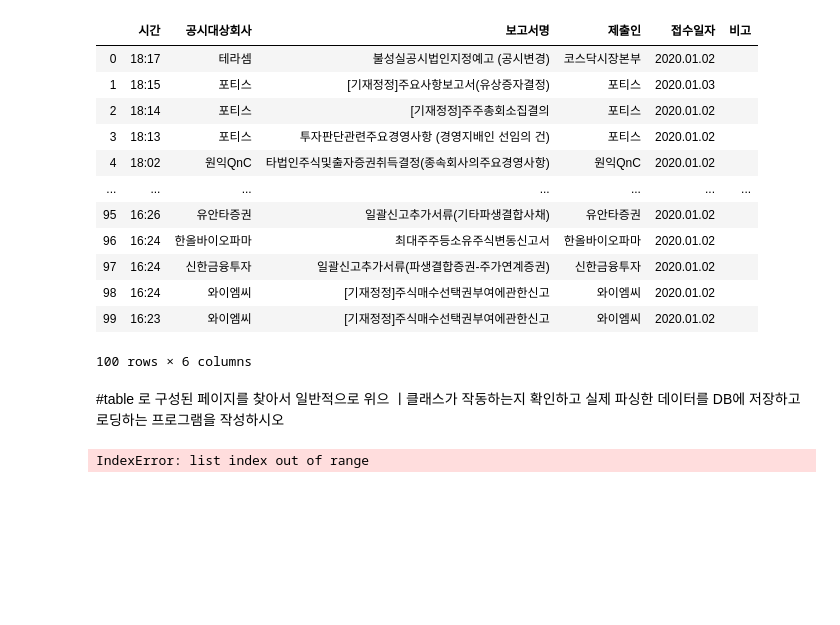
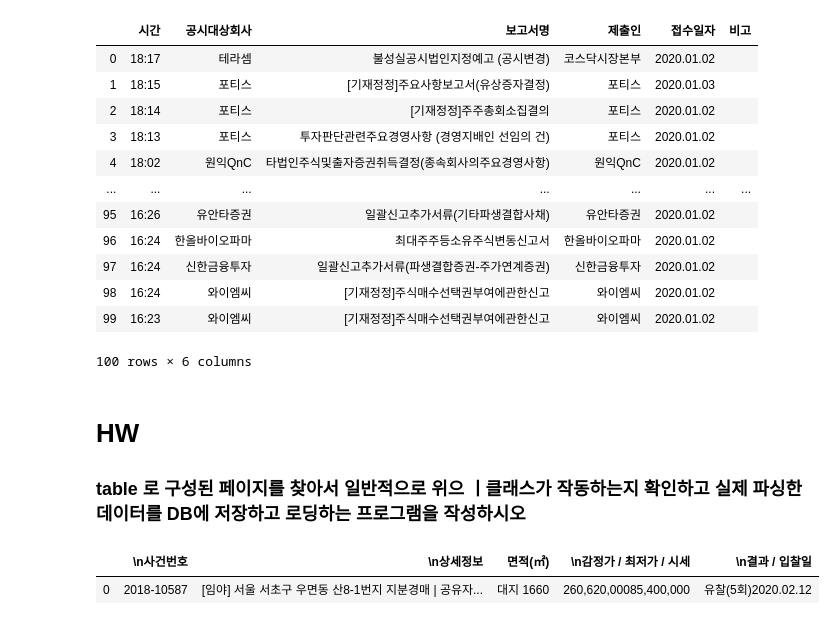
Before and after one commit to choisawyou/learnPython, a Jupyter notebook: python 0109.ipynb, the cells around one changed output. Drawn from its saved outputs; the diff is of its cells as text; code cells hidden in the pictures; blank space fills up the shorter version.

```diff
--- a/python 0109.ipynb
+++ b/python 0109.ipynb
@@ -1447,17 +1446,51 @@ table
 | 99 | 16:23 | 와이엠씨 | [기재정정]주식매수선택권부여에관한신고 | 와이엠씨 | 2020.01.02 |  |
 100 rows × 6 columns
 # %% [markdown]
-#table 로 구성된 페이지를 찾아서 일반적으로 위으 ㅣ클래스가 작동하는지 확인하고 실제 파싱한 데이터를 DB에 저장하고
-로딩하는 프로그램을 작성하시오
+# HW
+### table 로 구성된 페이지를 찾아서 일반적으로 위으 ㅣ클래스가 작동하는지 확인하고 실제 파싱한 데이터를 DB에 저장하고 로딩하는 프로그램을 작성하시오
-# %%
-
-url = """https://kr.investing.com/equities/world-adrs"""
-
-
-
-
-
-hp = HTMLTableParser() #인스턴스
-table= hp.parse_url(url)[0][1]
-# %% [output]
-IndexError: list index out of range
+# %%
+import pymysql
+import numpy
+import pandas as pd
+
+from sqlalchemy import create_engine
+import pymysql
+pymysql.install_as_MySQLdb()
+import MySQLdb
+
+date = "20200108&kmtime=1000&bubcd=101&kye=10&bubarea=&rtnsearch=/"
+url_part1 = """https://auction.realestate.daum.net/auction/list_date.php?subMenuIdx=1&gnext=Y&lastkm="""
+url_part2 = """https://auction.realestate.daum.net/auction/list_date.php?subMenuIdx=1&gnext=Y&lastkm=20200108&kmtime=1000&bubcd=101&kye=10&bubarea=&rtnsearch=/"""
+
+
+url = url_part1+date+url_part2
+
+hp = HTMLTableParser() #인스턴스
+table= hp.parse_url(url)[0][1]
+realestate = table
+
+
+conn = pymysql.connect(host='192.168.1.241',port = 3306,user = 'root',passwd='acorn1234Q!',
+                       db = 'acornschool',charset ='utf8mb4',cursorclass = pymysql.cursors.DictCursor)
+
+engine=create_engine(
+"mysql+mysqldb://root:"+"acorn1234Q!"+"@192.168.1.241/acornschool",encoding='utf-8')
+conn = engine.connect()
+
+#아이디/비번/아이피/데이터베이스 순서
+engine=create_engine(
+"mysql+mysqldb://root:"+"acorn1234Q!"+"@192.168.1.241/acornschool",encoding='utf-8')
+conn = engine.connect()
+
+#db에 저장하는  식
+#테이블이름을 지정,
+#append fail replace
+realestate.to_sql(name='realestate',con=engine,if_exists='replace',index=False)
+# %%
+SQL = 'select * from realestate '
+rs = pd.read_sql(SQL,conn)
+
+rs.head(1)
+# %% [output]
+|  | \n사건번호 | \n상세정보 | 면적(㎡) | \n감정가 / 최저가 / 시세 | \n결과 / 입찰일 |
+| 0 | 2018-10587 | [임야] 서울 서초구 우면동 산8-1번지 지분경매 | 공유자... | 대지 1660 | 260,620,00085,400,000 | 유찰(5회)2020.02.12 |
```
Also changed, not shown: parts of 3 cells of this notebook, 5 other files.
